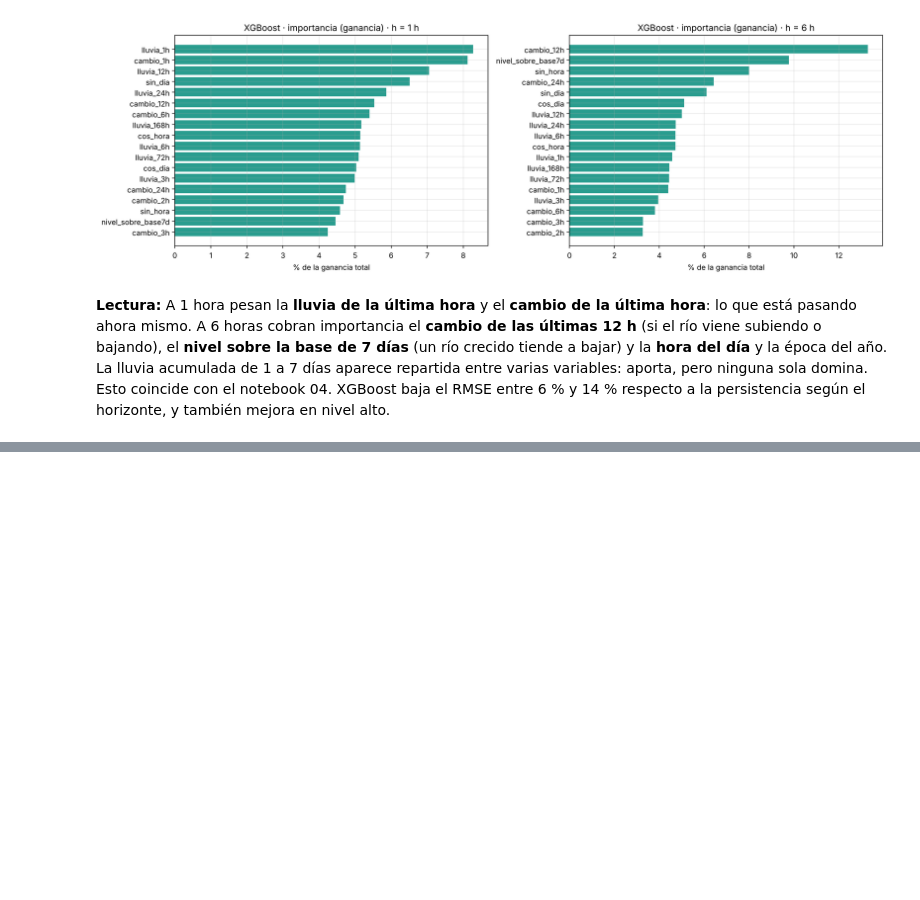
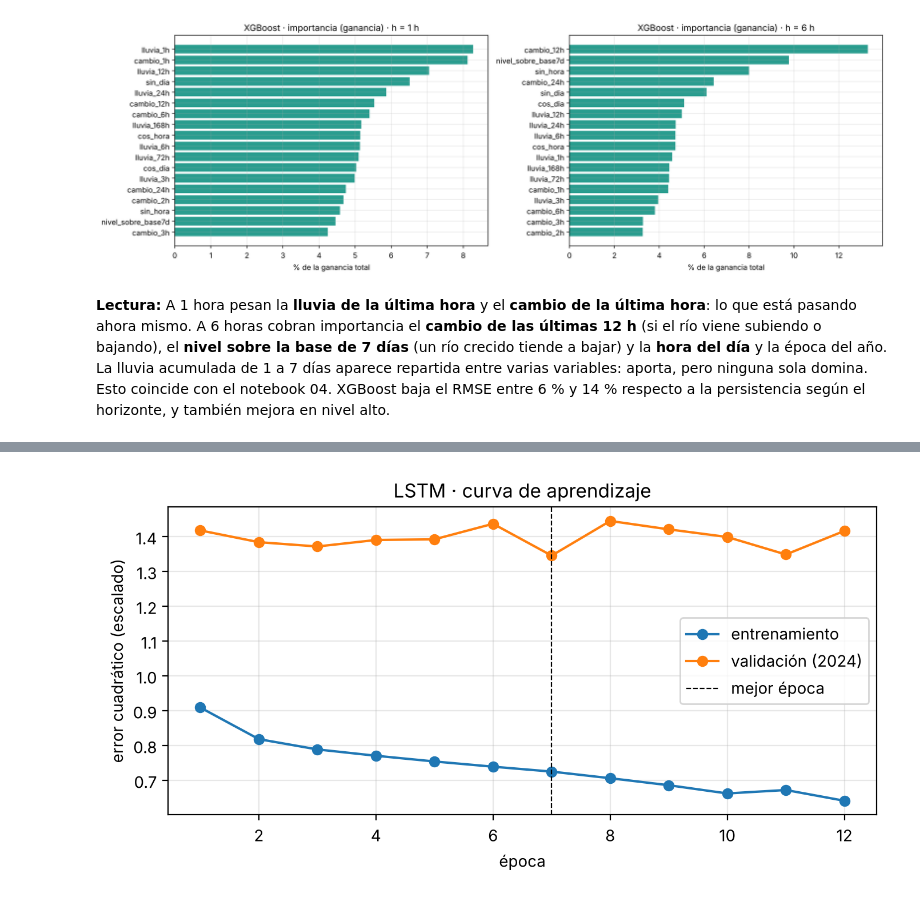
Before and after one commit to AlvaroHernan/Proyecto_CAM_Definitivo, a Jupyter notebook: notebooks/05_modelos_La_Lindosa.ipynb, the cells around one changed output, grey strips where cells are left out. Saved outputs shown, nothing was run; the diff lists cells and outputs as text; code cells hidden in the pictures; blank space fills up the shorter version.

```diff
--- a/notebooks/05_modelos_La_Lindosa.ipynb
+++ b/notebooks/05_modelos_La_Lindosa.ipynb
@@ -347,0 +470,15 @@ A diferencia de SARIMAX y la LSTM, XGBoost no "lee" la serie: hay que darle, par
+# %%
+import xgboost as xgb
+
+atributos = pd.DataFrame(index=df.index)
+atributos["nivel_sobre_base7d"] = nivel - base_7d
+for k in [1, 2, 3, 6, 12, 24]:
+    atributos[f"cambio_{k}h"] = nivel - nivel.shift(k)        # usa solo horas pasadas (shift positivo)
+atributos = atributos.join(lluvia_acum)                       # acumulados hasta la hora t, incluida
+atributos["sin_hora"] = np.sin(2 * np.pi * df.index.hour / 24)
+atributos["cos_hora"] = np.cos(2 * np.pi * df.index.hour / 24)
+atributos["sin_dia"] = np.sin(2 * np.pi * df.index.dayofyear / 365.25)
+atributos["cos_dia"] = np.cos(2 * np.pi * df.index.dayofyear / 365.25)
+
+print(f"{atributos.shape[1]} atributos")
+atributos[periodo == "prueba"].dropna().head()
@@ -774,0 +609,14 @@ MEJOR MODELO PARA LA LINDOSA (horizonte 6 h): XGBoost
+# %%
+valida = entradas_completas.values & ~np.isnan(E).any(axis=1)
+
+def ventanas(posiciones):
+    # Devuelve un tensor (n_muestras, 72, 9): las 8 entradas + el nivel relativo al nivel actual
+    idx = posiciones[:, None] + np.arange(-VENTANA + 1, 1)[None, :]
+    relativo = (nv[idx] - nv[posiciones][:, None]) / (5 * escala_y[0])
+    return torch.from_numpy(np.concatenate([E[idx], relativo[:, :, None].astype(np.float32)], axis=2))
+
+tiene_objetivo = ~np.isnan(Y).all(axis=1)
+pos_ent = np.where(valida & es_ent & tiene_objetivo)[0]
+pos_val = np.where(valida & (periodo == "validación").values & tiene_objetivo)[0]
+print(f"Ventanas de entrenamiento: {len(pos_ent):,} · de validación: {len(pos_val):,} · "
+      f"forma de una ventana: {tuple(ventanas(pos_ent[:1]).shape[1:])}")
@@ -774,0 +705,13 @@ MEJOR MODELO PARA LA LINDOSA (horizonte 6 h): XGBoost
+# %%
+fig, ax = plt.subplots(figsize=(8, 3.5))
+epocas = range(1, len(historial) + 1)
+ax.plot(epocas, [a for a, _ in historial], marker="o", label="entrenamiento")
+ax.plot(epocas, [v for _, v in historial], marker="o", label="validación (2024)")
+ax.axvline(mejor_epoca, color="black", ls="--", lw=0.8, label="mejor época")
+ax.set_xlabel("época")
+ax.set_ylabel("error cuadrático (escalado)")
+ax.set_title("LSTM · curva de aprendizaje")
+ax.legend()
+plt.show()
+# %% [output]
+[figure, added]
```
Also changed, not shown: parts of 96 cells of this notebook, 3 other files.
